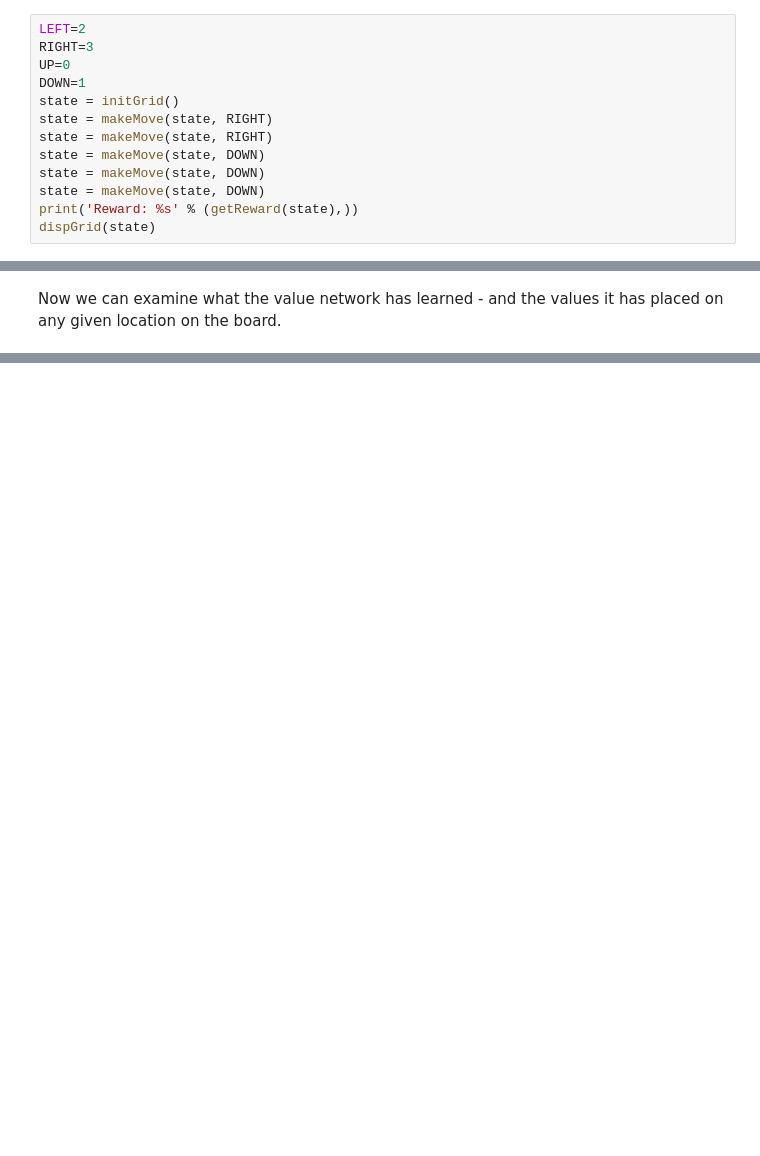
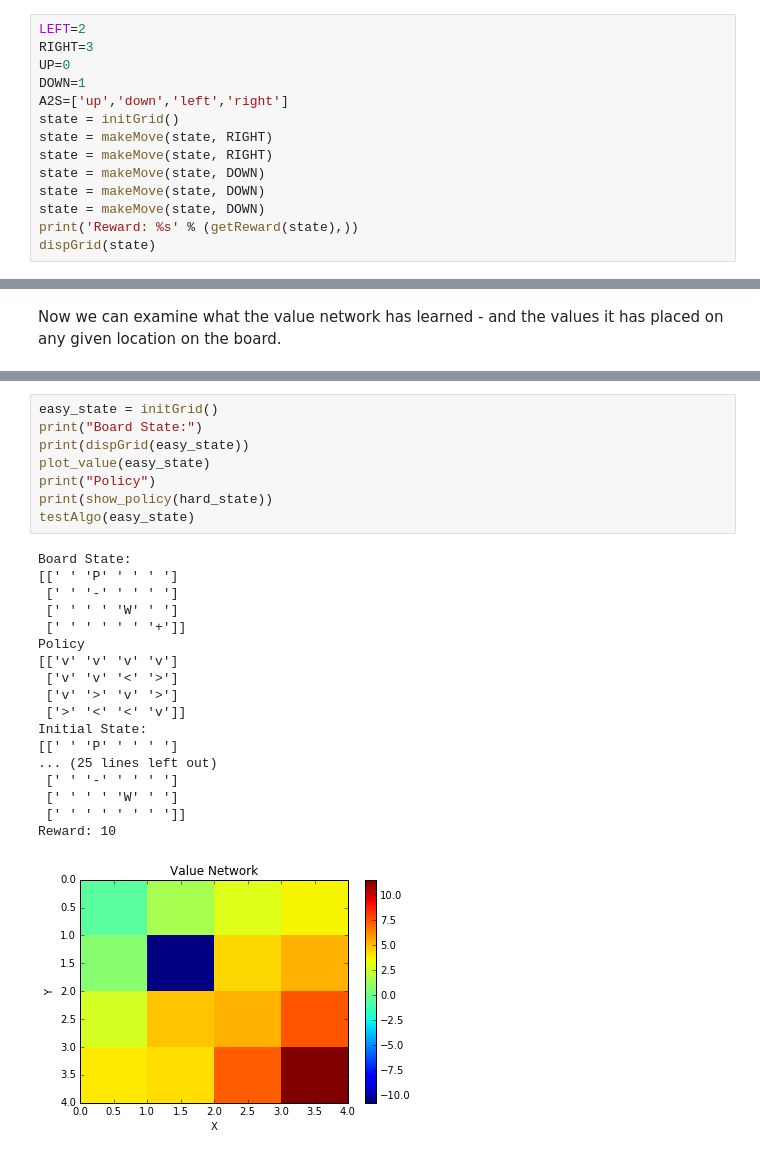
Before and after one commit to gregretkowski/notebooks, a Jupyter notebook: gridworld-actor-critic.ipynb, the cells around one changed output, grey strips where cells are left out. Cells and saved outputs as stored; diff of their text form; blank space fills up the shorter version.

```diff
--- a/gridworld-actor-critic.ipynb
+++ b/gridworld-actor-critic.ipynb
@@ -185,6 +203,7 @@ LEFT=2
 RIGHT=3
 UP=0
 DOWN=1
+A2S=['up','down','left','right']
 state = initGrid()
 state = makeMove(state, RIGHT)
 state = makeMove(state, RIGHT)
@@ -487,0 +636,27 @@ We can see that the value network has placed a high value on the winning final p
+# %%
+easy_state = initGrid()
+print("Board State:")
+print(dispGrid(easy_state))
+plot_value(easy_state)
+print("Policy")
+print(show_policy(hard_state))
+testAlgo(easy_state)
+# %% [output]
+Board State:
+[[' ' 'P' ' ' ' ']
+ [' ' '-' ' ' ' ']
+ [' ' ' ' 'W' ' ']
+ [' ' ' ' ' ' '+']]
+Policy
+[['v' 'v' 'v' 'v']
+ ['v' 'v' '<' '>']
+ ['v' '>' 'v' '>']
+ ['>' '<' '<' 'v']]
+Initial State:
+[[' ' 'P' ' ' ' ']
+... (25 lines left out)
+ [' ' '-' ' ' ' ']
+ [' ' ' ' 'W' ' ']
+ [' ' ' ' ' ' ' ']]
+Reward: 10
+[figure, added]
```
Also changed, not shown: parts of 19 cells of this notebook, 1 other file.
